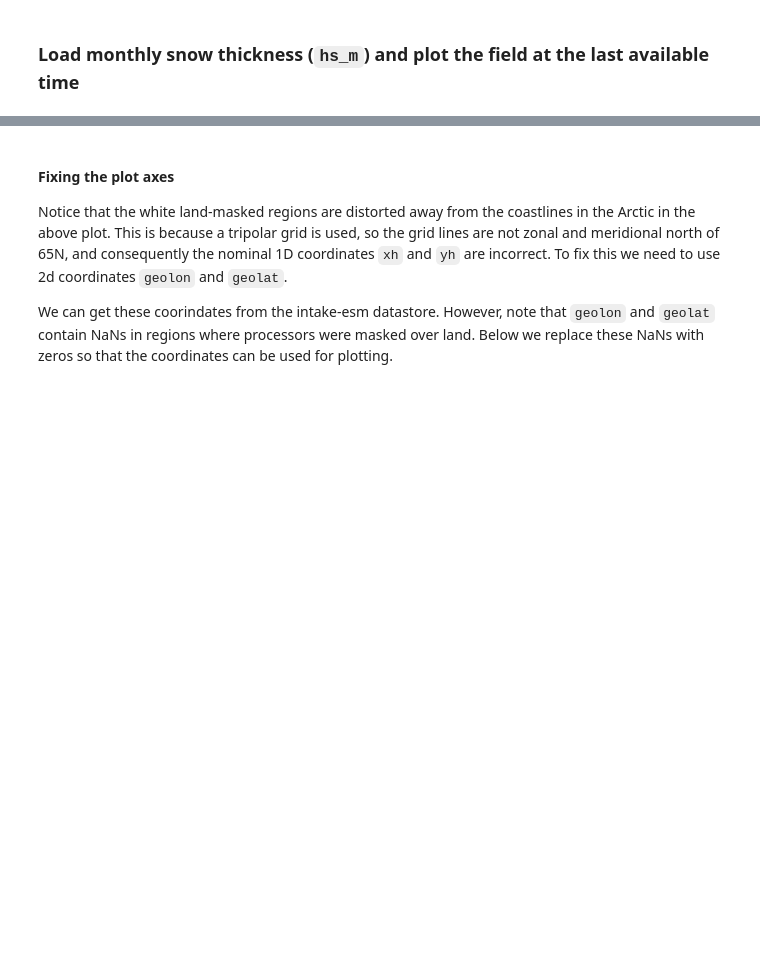
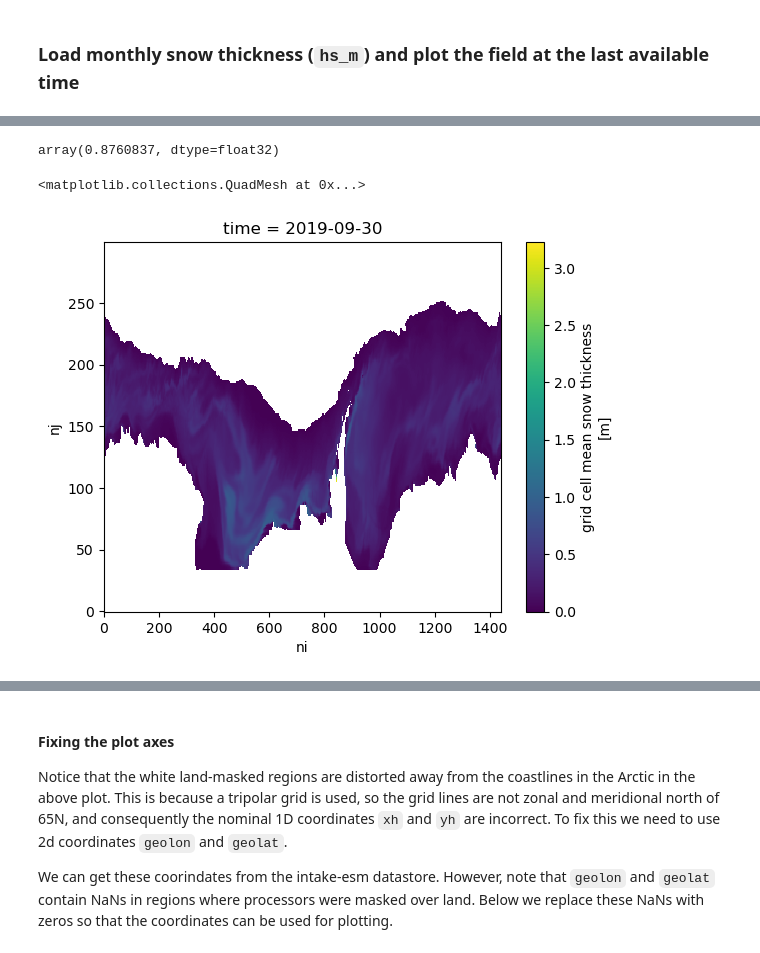
Before and after one commit to NoahDay/access-om3-analysis, a Jupyter notebook: Snow_Cover.ipynb, the cells around one changed output, grey strips where cells are left out. Saved outputs shown, nothing was run; the diff lists cells and outputs as text; code cells hidden in the pictures; blank space fills up the shorter version.

```diff
--- a/Snow_Cover.ipynb
+++ b/Snow_Cover.ipynb
@@ -174,0 +372,7 @@ _ = axes[0].gridlines()
+# %%
+corr = xr.corr(ds_plot["hi"].stack(all_dims=("nj","ni","time")),
+                ds_plot["hs"].stack(all_dims=("nj","ni","time")),
+                dim="all_dims").values
+corr
+# %% [output]
+array(0.8760837, dtype=float32)
@@ -174,0 +381,5 @@ _ = axes[0].gridlines()
+# %%
+ds_plot["hs"].isel(time=0).plot()
+# %% [output]
+<matplotlib.collections.QuadMesh at 0x...>
+[figure, added]
```
Also changed, not shown: parts of 20 cells of this notebook, 1 other file.
